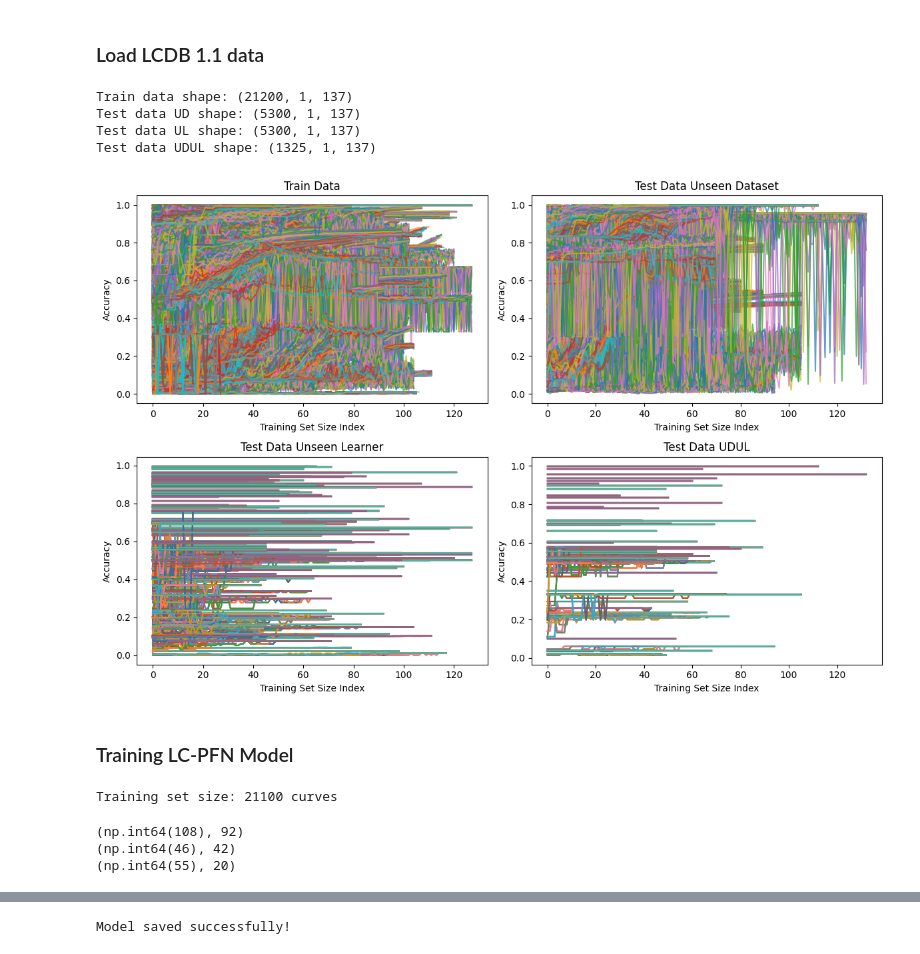
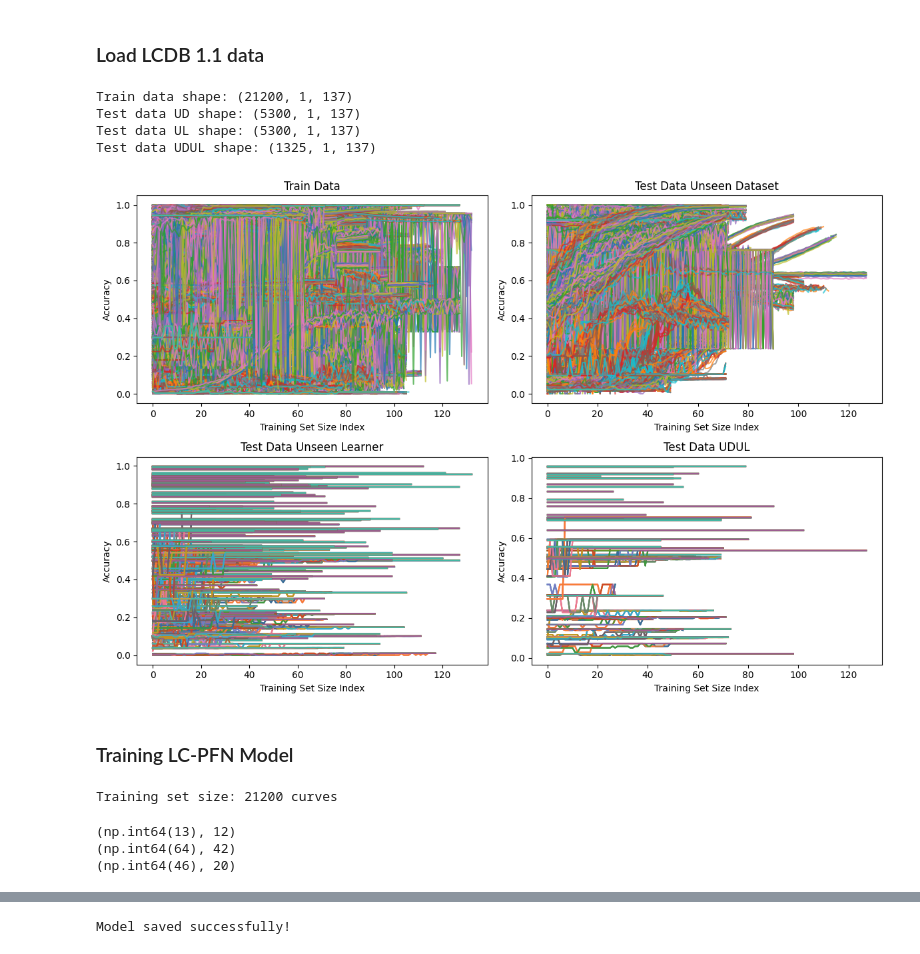
Before and after one commit to Maxmwoan/Research-Project, a Jupyter notebook: training_pfn_lcdb11.ipynb, the cells around one changed output, grey strips where cells are left out. Saved outputs shown, nothing was run; the diff lists cells and outputs as text; code cells hidden in the pictures.

```diff
--- a/training_pfn_lcdb11.ipynb
+++ b/training_pfn_lcdb11.ipynb
@@ -34,7 +34,7 @@ lc_data = h5py.File(Path.cwd() / 'dataset/LCDB11_ACC_265_noFS_raw.hdf5', 'r')['a
 mean_valid_lc_nofs =np.nanmean(lc_data, axis=(2, 3))
 # %%
 ### dataset split
-data_split_state = 8
+data_split_state = 1
 train_data_indices, test_data_indices = train_test_split(np.arange(len(OPENML_ID)),
                                                          test_size=0.2,
                                                          random_state=data_split_state)
@@ -48,34 +48,34 @@ train_data = lc_data[train_data_indices][:, train_learner_indices, :].transpose(
 test_data_UD = lc_data[test_data_indices][:, train_learner_indices, :].transpose(0, 2, 3, 1, 4).reshape(-1, 1, 137)
 test_data_UL = lc_data[train_data_indices][:, test_learner_indices, :].transpose(0, 2, 3, 1, 4).reshape(-1, 1, 137)
 test_data_UDUL = lc_data[test_data_indices][:, test_learner_indices, :].transpose(0, 2, 3, 1, 4).reshape(-1, 1, 137)
 
 print(f"Train data shape: {train_data.shape}")
 print(f"Test data UD shape: {test_data_UD.shape}")
 print(f"Test data UL shape: {test_data_UL.shape}")
 print(f"Test data UDUL shape: {test_data_UDUL.shape}")
 
 
 def plot_learning_curves(ax, data, title):
     for idx in range(len(data)):
         ax.plot(data[idx, 0, :], linestyle='-', alpha=0.7)
 
     ax.set_xlabel("Training Set Size Index")
     ax.set_ylabel("Accuracy")
     ax.set_title(title)
 
 fig, axes = plt.subplots(2, 2, figsize=(12, 8))
 plot_learning_curves(axes[0, 0], train_data, "Train Data")
 plot_learning_curves(axes[0, 1], test_data_UD, "Test Data Unseen Dataset")
 plot_learning_curves(axes[1, 0], test_data_UL, "Test Data Unseen Learner")
 plot_learning_curves(axes[1, 1], test_data_UDUL, "Test Data UDUL")
 plt.tight_layout()
 plt.show()
 # %% [output]
 Train data shape: (21200, 1, 137)
 Test data UD shape: (5300, 1, 137)
 Test data UL shape: (5300, 1, 137)
 Test data UDUL shape: (1325, 1, 137)
-[figure, old version]
+[figure, new version]
 # %% [markdown]
 ### Training LC-PFN Model
 # %%
@@ -92,7 +92,7 @@ for i in range(train_data.shape[0]):
 
 print(f"Training set size: {len(lcdb_curves)} curves")
 # %% [output]
-Training set size: 21100 curves
+Training set size: 21200 curves
 # %%
 # create a single eval pos, seq len samplers
 class LCDB_samplers():
@@ -120,9 +120,9 @@ lcdb_sampler = LCDB_samplers(verbose=False)
 for _ in range(3):
     print((lcdb_sampler.seq_len(), lcdb_sampler.single_eval_pos()))
 # %% [output]
-(np.int64(108), 92)
-(np.int64(46), 42)
-(np.int64(55), 20)
+(np.int64(13), 12)
+(np.int64(64), 42)
+(np.int64(46), 20)
 # %%
 # generating batches from the LCDB dataset
 def get_batch_lcdb_real( batch_size, seq_len, num_features, device="cpu", noisy_target=True, **_ ):
```
Also changed, not shown: parts of 2 cells of this notebook, 9 other files.
